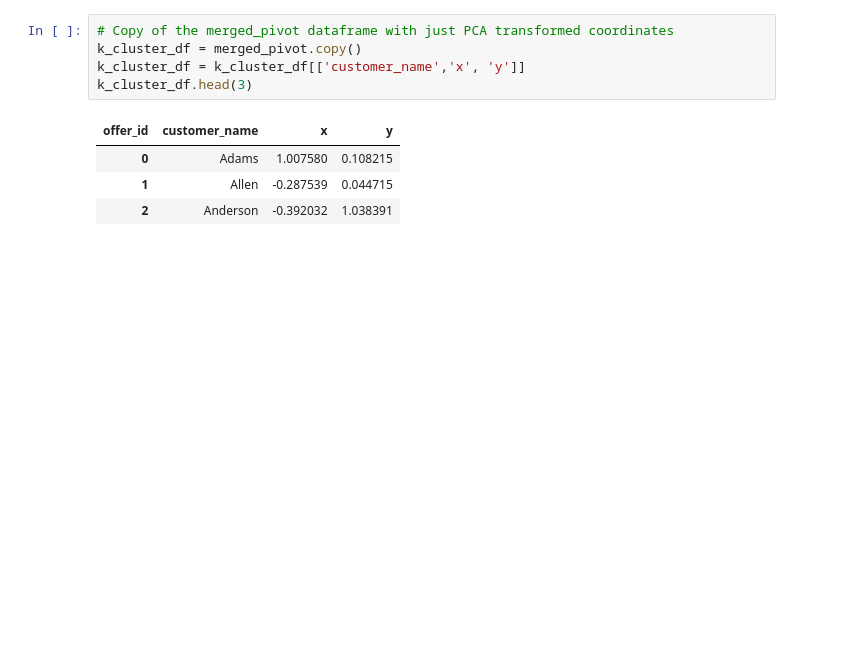
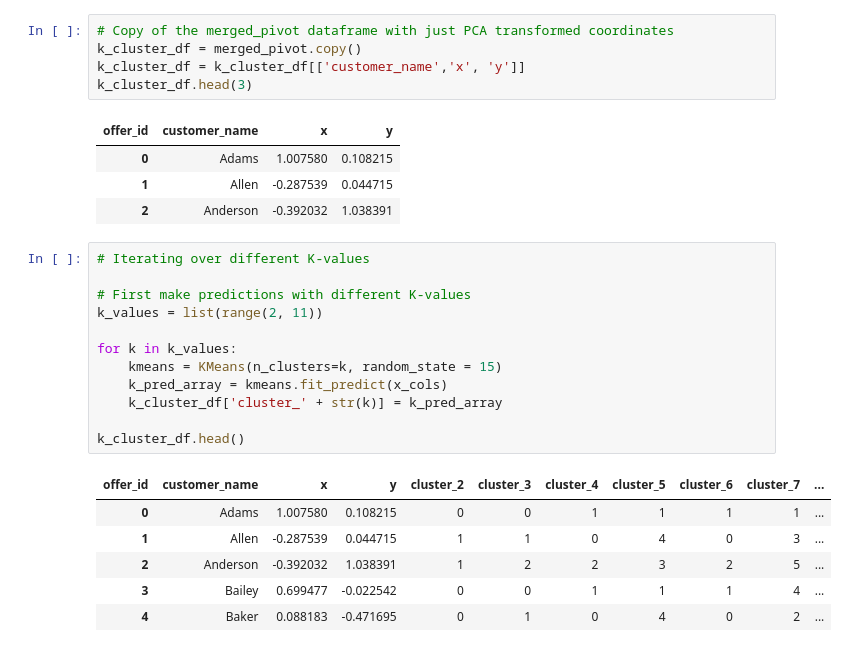
Before and after one commit to azades/Springboard, a Jupyter notebook: clustering/Mini_Project_Clustering.ipynb, the cells around one changed output. Saved outputs shown, nothing was run; the diff lists cells and outputs as text; blank space fills up the shorter version.

```diff
--- a/clustering/Mini_Project_Clustering.ipynb
+++ b/clustering/Mini_Project_Clustering.ipynb
@@ -566,3 +566,22 @@ k_cluster_df.head(3)
 | 0 | Adams | 1.007580 | 0.108215 |
 | 1 | Allen | -0.287539 | 0.044715 |
 | 2 | Anderson | -0.392032 | 1.038391 |
+# %%
+# Iterating over different K-values
+
+# First make predictions with different K-values
+k_values = list(range(2, 11))
+
+for k in k_values:
+    kmeans = KMeans(n_clusters=k, random_state = 15)
+    k_pred_array = kmeans.fit_predict(x_cols)
+    k_cluster_df['cluster_' + str(k)] = k_pred_array
+
+k_cluster_df.head()
+# %% [output]
+| offer_id | customer_name | x | y | cluster_2 | cluster_3 | cluster_4 | cluster_5 | cluster_6 | cluster_7 | ... |
+| 0 | Adams | 1.007580 | 0.108215 | 0 | 0 | 1 | 1 | 1 | 1 | ... |
+| 1 | Allen | -0.287539 | 0.044715 | 1 | 1 | 0 | 4 | 0 | 3 | ... |
+| 2 | Anderson | -0.392032 | 1.038391 | 1 | 2 | 2 | 3 | 2 | 5 | ... |
+| 3 | Bailey | 0.699477 | -0.022542 | 0 | 0 | 1 | 1 | 1 | 4 | ... |
+| 4 | Baker | 0.088183 | -0.471695 | 0 | 1 | 0 | 4 | 0 | 2 | ... |
```
Also changed, not shown: parts of 1 cell of this notebook, 13 other files.
